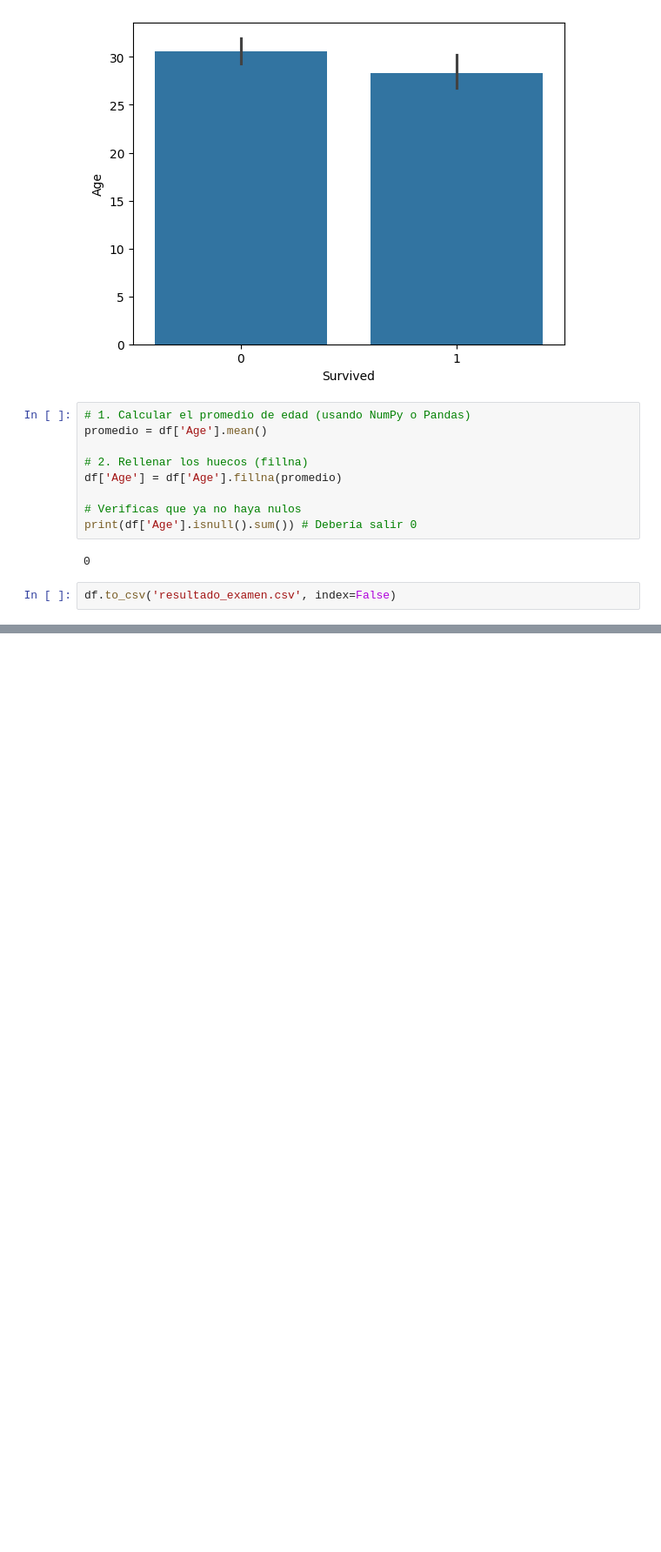
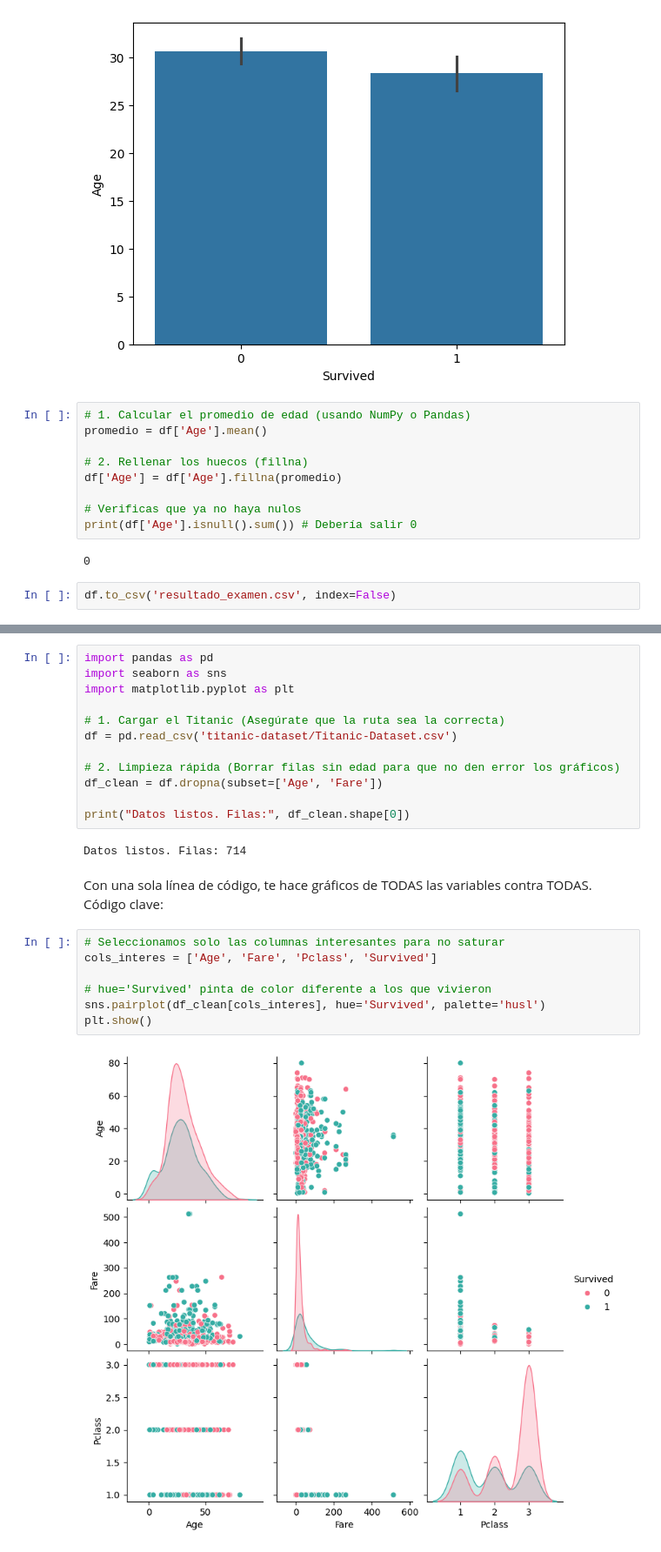
Before and after one commit to alexis77710/machine-learning-introduccion, a Jupyter notebook: posible_examen.ipynb, the cells around one changed output, grey strips where cells are left out. Shown at 87% size. Saved outputs shown, nothing was run; the diff lists cells and outputs as text; blank space fills up the shorter version.

```diff
--- a/posible_examen.ipynb
+++ b/posible_examen.ipynb
@@ -161,0 +154,25 @@ ValueError: Could not interpret value `Nombre_Columna_Numerica` for `x`. An entr
+# %%
+import pandas as pd
+import seaborn as sns
+import matplotlib.pyplot as plt
+
+# 1. Cargar el Titanic (Asegúrate que la ruta sea la correcta)
+df = pd.read_csv('titanic-dataset/Titanic-Dataset.csv')
+
+# 2. Limpieza rápida (Borrar filas sin edad para que no den error los gráficos)
+df_clean = df.dropna(subset=['Age', 'Fare'])
+
+print("Datos listos. Filas:", df_clean.shape[0])
+# %% [output]
+Datos listos. Filas: 714
+# %% [markdown]
+Con una sola línea de código, te hace gráficos de TODAS las variables contra TODAS. Código clave:
+# %%
+# Seleccionamos solo las columnas interesantes para no saturar
+cols_interes = ['Age', 'Fare', 'Pclass', 'Survived']
+
+# hue='Survived' pinta de color diferente a los que vivieron
+sns.pairplot(df_clean[cols_interes], hue='Survived', palette='husl')
+plt.show()
+# %% [output]
+[figure, added]
```
Also changed, not shown: parts of 8 cells of this notebook, 4 other files.
